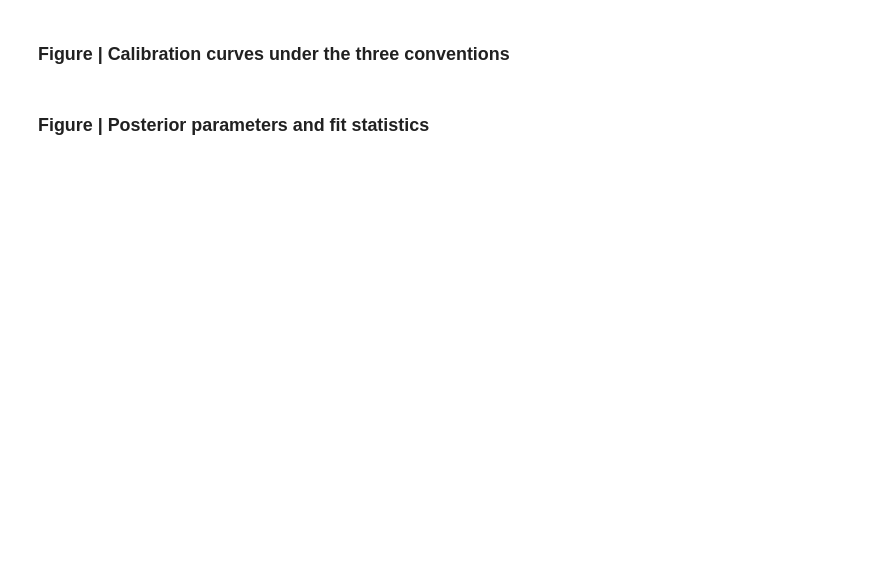
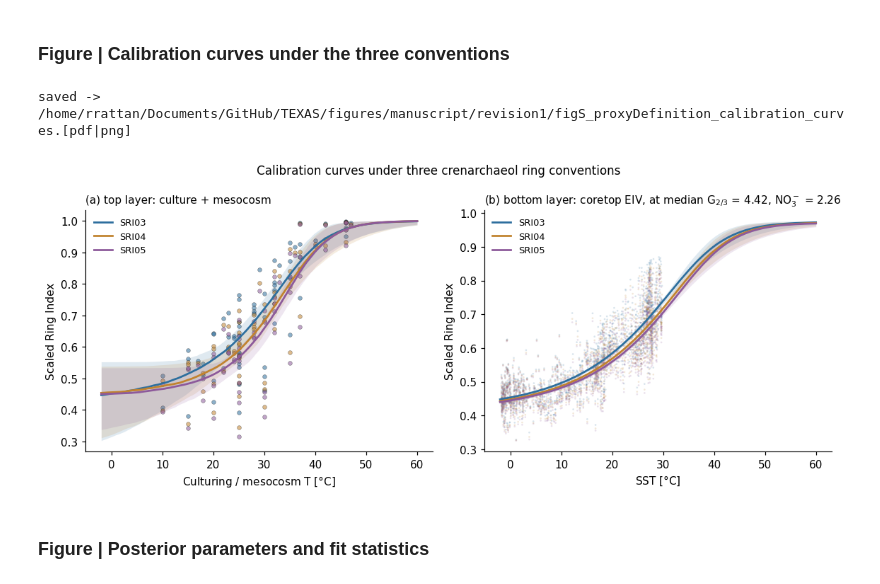
Before and after one commit to PaleoLipidRR/TEXAS, a Jupyter notebook: notebooks/manuscripts/SI_code2a_model_param_sensitivity_test.ipynb, the cells around one changed output. Saved outputs shown, nothing was run; the diff lists cells and outputs as text; code cells hidden in the pictures; blank space fills up the shorter version.

```diff
--- a/notebooks/manuscripts/SI_code2a_model_param_sensitivity_test.ipynb
+++ b/notebooks/manuscripts/SI_code2a_model_param_sensitivity_test.ipynb
@@ -1133,7 +1191,7 @@ fit_df.round(5)
 # %% [markdown]
 ### Figure | Calibration curves under the three conventions
 # %%
-XX = np.linspace(-2, 40, 200)
+XX = np.linspace(-2, 60, 200)
 g23_med = float(np.nanmedian(coretop_df["gdgt23ratio"]))
 no3_med = float(np.nanmedian(coretop_df["no3_sf2tc_avg"]))
 
@@ -1152,33 +1210,36 @@ for label, cfg in PROXIES.items():
     ax.scatter(culmeso_df["SST"], culmeso_df[cfg["column"]], s=14,
                color=cfg["color"], alpha=0.55, edgecolors="k", linewidths=0.3)
 ax.set_xlabel("Culturing / mesocosm T [$\\degree$C]")
 ax.set_ylabel("Scaled Ring Index")
 ax.set_title("(a) top layer: culture + mesocosm", fontsize=10, loc="left")
 ax.legend(fontsize=8.5, frameon=False)
 
 # (b) bottom layer — coretop, EIV multivariate, at median G23 and NO3
 ax = axs[1]
 for label, cfg in PROXIES.items():
     ens = generate_ensemble_auto(
         post_ds=posteriors[label]["eiv"], x_vals=XX,
         gdgt23ratio=np.full_like(XX, g23_med),
         no3=np.full_like(XX, no3_med),
         no3_cutoff=NO3_CUTOFF, percentiles=[2.5, 50, 97.5])
     ax.plot(XX, ens["p50"], color=cfg["color"], lw=1.8, label=label)
     ax.fill_between(XX, ens["p2.5"], ens["p97.5"], color=cfg["color"], alpha=0.15,
                     lw=0)
     ax.scatter(coretop_df["SST"], coretop_df[cfg["column"]], s=3,
                color=cfg["color"], alpha=0.18, edgecolors="none")
 ax.set_xlabel("SST [$\\degree$C]")
 ax.set_ylabel("Scaled Ring Index")
 ax.set_title(f"(b) bottom layer: coretop EIV, at median G$_{{2/3}}$ = {g23_med:.2f}, "
              f"NO$_3^-$ = {no3_med:.2f}", fontsize=10, loc="left")
 ax.legend(fontsize=8.5, frameon=False)
 
 fig.suptitle("Calibration curves under three crenarchaeol ring conventions", fontsize=11)
 fig.tight_layout()
 savefig(fig, "figS_proxyDefinition_calibration_curves")
 plt.show()
+# %% [output]
+saved -> /home/rrattan/Documents/GitHub/TEXAS/figures/manuscript/revision1/figS_proxyDefinition_calibration_curves.[pdf|png]
+[figure, added]
 # %% [markdown]
 ### Figure | Posterior parameters and fit statistics
 # %%
```
Also changed, not shown: parts of 16 cells of this notebook, 13 other files.
